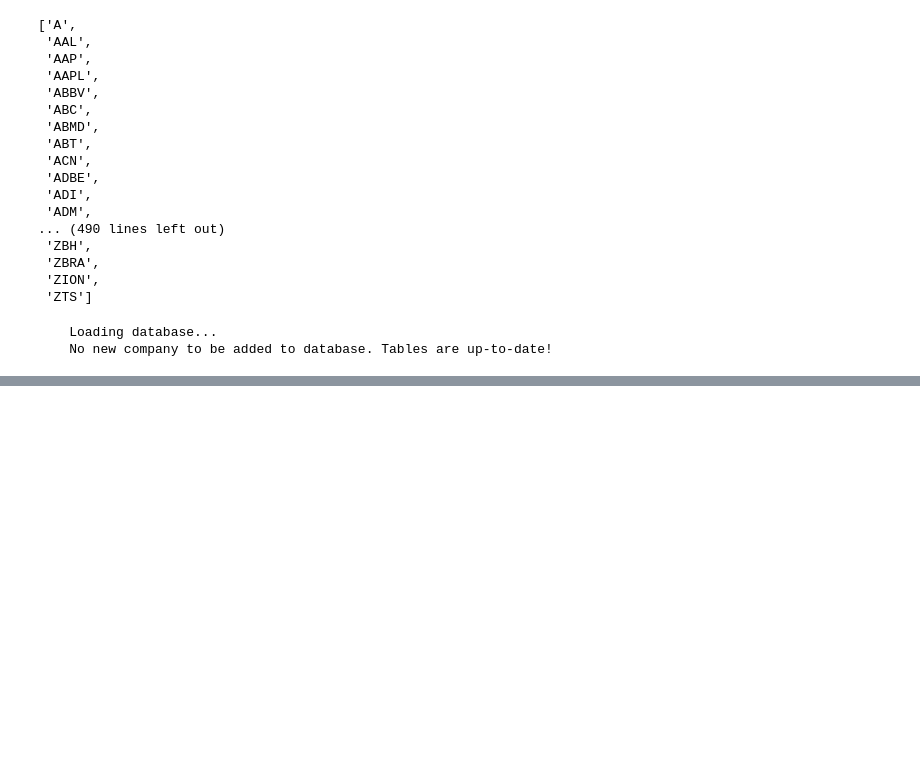
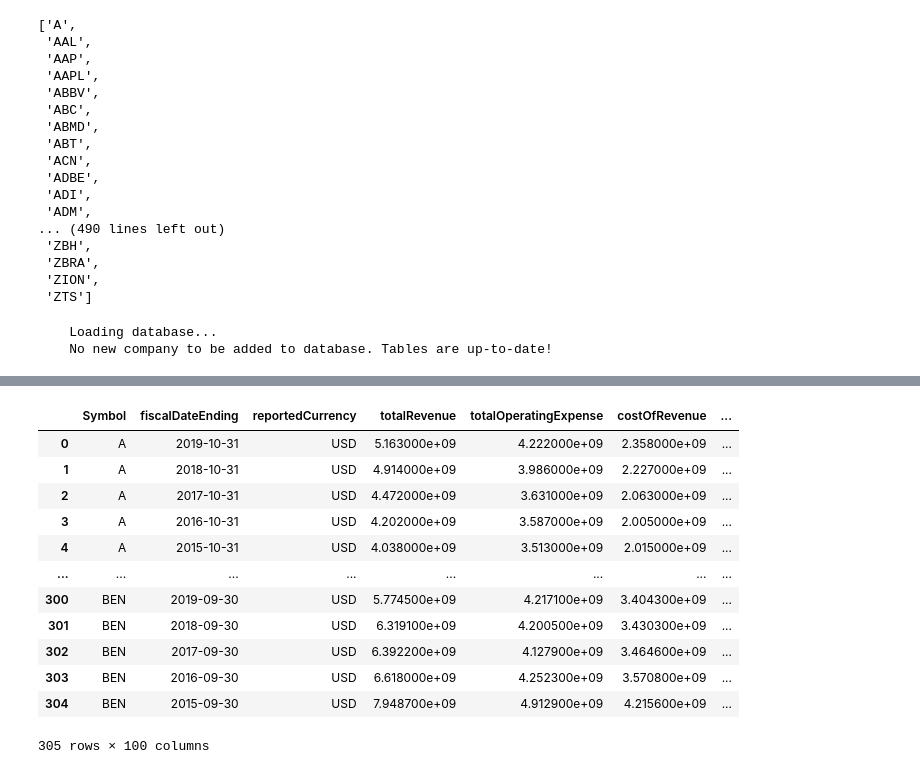
Before and after one commit to ooisiang/stock-analysis, a Jupyter notebook: stock_analysis.ipynb, the cells around one changed output, grey strips where cells are left out. Cells and saved outputs as stored; diff of their text form; code cells hidden in the pictures; blank space fills up the shorter version.

```diff
--- a/stock_analysis.ipynb
+++ b/stock_analysis.ipynb
@@ -632,0 +758,16 @@ new_profile
+# %%
+new_financial_statements
+# %% [output]
+|  | Symbol | fiscalDateEnding | reportedCurrency | totalRevenue | totalOperatingExpense | costOfRevenue | ... |
+| 0 | A | 2019-10-31 | USD | 5.163000e+09 | 4.222000e+09 | 2.358000e+09 | ... |
+| 1 | A | 2018-10-31 | USD | 4.914000e+09 | 3.986000e+09 | 2.227000e+09 | ... |
+| 2 | A | 2017-10-31 | USD | 4.472000e+09 | 3.631000e+09 | 2.063000e+09 | ... |
+| 3 | A | 2016-10-31 | USD | 4.202000e+09 | 3.587000e+09 | 2.005000e+09 | ... |
+| 4 | A | 2015-10-31 | USD | 4.038000e+09 | 3.513000e+09 | 2.015000e+09 | ... |
+| ... | ... | ... | ... | ... | ... | ... | ... |
+| 300 | BEN | 2019-09-30 | USD | 5.774500e+09 | 4.217100e+09 | 3.404300e+09 | ... |
+| 301 | BEN | 2018-09-30 | USD | 6.319100e+09 | 4.200500e+09 | 3.430300e+09 | ... |
+| 302 | BEN | 2017-09-30 | USD | 6.392200e+09 | 4.127900e+09 | 3.464600e+09 | ... |
+| 303 | BEN | 2016-09-30 | USD | 6.618000e+09 | 4.252300e+09 | 3.570800e+09 | ... |
+| 304 | BEN | 2015-09-30 | USD | 7.948700e+09 | 4.912900e+09 | 4.215600e+09 | ... |
+305 rows × 100 columns
```
Also changed, not shown: parts of 20 cells of this notebook, 1 other file.
